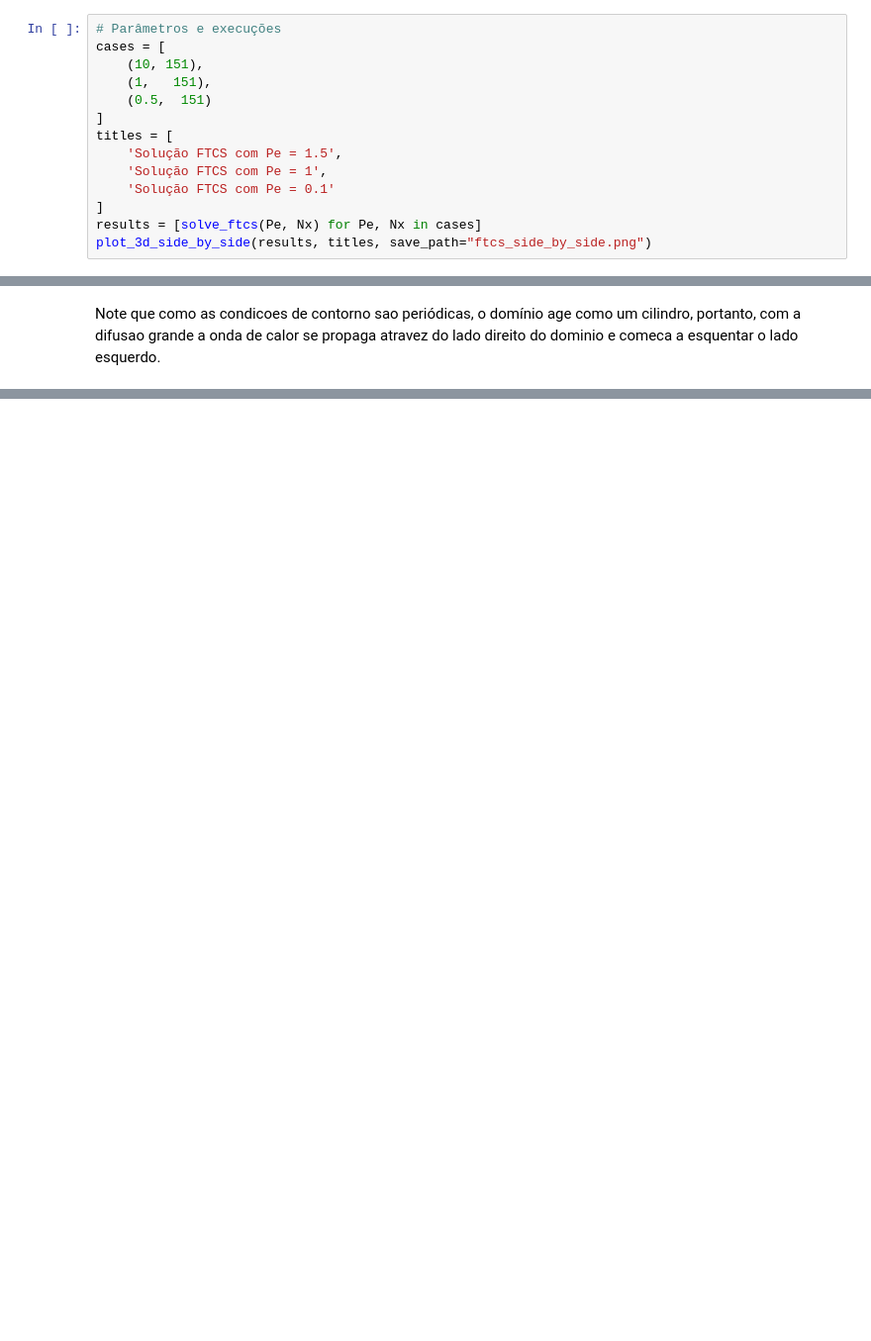
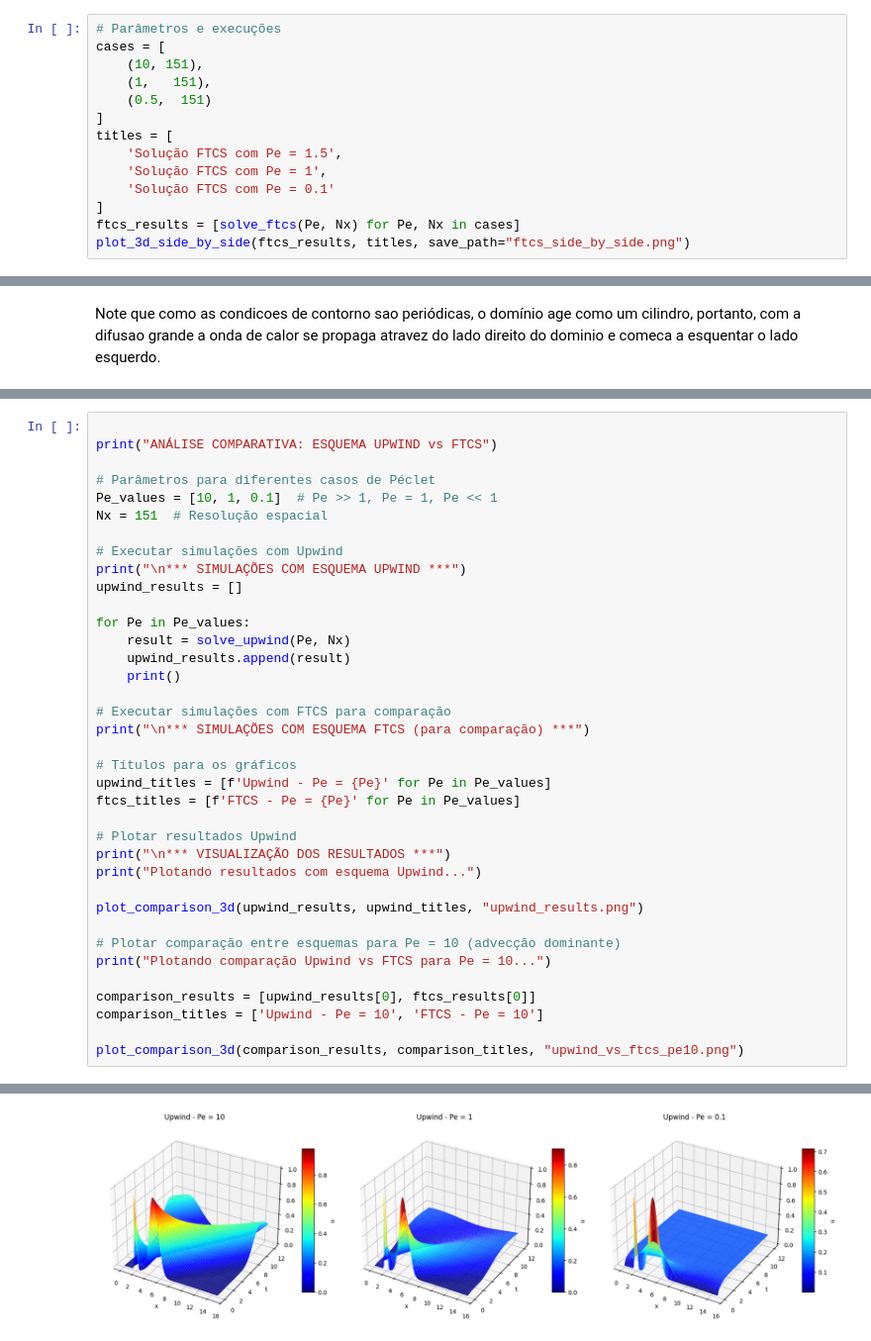
Before and after one commit to cody-setti/Trabalhos_MNED, a Jupyter notebook: T3/codigo/codigo-T3-MNED.ipynb, the cells around one changed output, grey strips where cells are left out. Shown at 99% size. Cells and saved outputs as stored; diff of their text form; blank space fills up the shorter version.

Commit message:
T3 codigo almost almost(falta so um erro no plot 2d)

```diff
--- a/T3/codigo/codigo-T3-MNED.ipynb
+++ b/T3/codigo/codigo-T3-MNED.ipynb
@@ -112,8 +195,8 @@ titles = [
     'Solução FTCS com Pe = 1',
     'Solução FTCS com Pe = 0.1'
 ]
-results = [solve_ftcs(Pe, Nx) for Pe, Nx in cases]
-plot_3d_side_by_side(results, titles, save_path="ftcs_side_by_side.png")
+ftcs_results = [solve_ftcs(Pe, Nx) for Pe, Nx in cases]
+plot_3d_side_by_side(ftcs_results, titles, save_path="ftcs_side_by_side.png")
 # %% [output]
 --- Iniciando FTCS com Pe = 10 ---
 Número de Péclet da malha (Pe*dx): 1.00
@@ -130,0 +278,38 @@ Gráfico salvo como 'ftcs_side_by_side.png'.
+# %%
+
+print("ANÁLISE COMPARATIVA: ESQUEMA UPWIND vs FTCS")
+
+# Parâmetros para diferentes casos de Péclet
+Pe_values = [10, 1, 0.1]  # Pe >> 1, Pe = 1, Pe << 1
+Nx = 151  # Resolução espacial
+
+# Executar simulações com Upwind
+print("\n*** SIMULAÇÕES COM ESQUEMA UPWIND ***")
+upwind_results = []
+
+for Pe in Pe_values:
+    result = solve_upwind(Pe, Nx)
+    upwind_results.append(result)
+    print()
+
+# Executar simulações com FTCS para comparação
+print("\n*** SIMULAÇÕES COM ESQUEMA FTCS (para comparação) ***")
+
+# Títulos para os gráficos
+upwind_titles = [f'Upwind - Pe = {Pe}' for Pe in Pe_values]
+ftcs_titles = [f'FTCS - Pe = {Pe}' for Pe in Pe_values]
+
+# Plotar resultados Upwind
+print("\n*** VISUALIZAÇÃO DOS RESULTADOS ***")
+print("Plotando resultados com esquema Upwind...")
+
+plot_comparison_3d(upwind_results, upwind_titles, "upwind_results.png")
+
+# Plotar comparação entre esquemas para Pe = 10 (advecção dominante)
+print("Plotando comparação Upwind vs FTCS para Pe = 10...")
+
+comparison_results = [upwind_results[0], ftcs_results[0]]
+comparison_titles = ['Upwind - Pe = 10', 'FTCS - Pe = 10']
+
+plot_comparison_3d(comparison_results, comparison_titles, "upwind_vs_ftcs_pe10.png")
+# %% [output]
@@ -130,0 +333 @@ Gráfico salvo como 'ftcs_side_by_side.png'.
+[figure, added]
```
Also changed, not shown: parts of 8 cells of this notebook, 3 other files.
